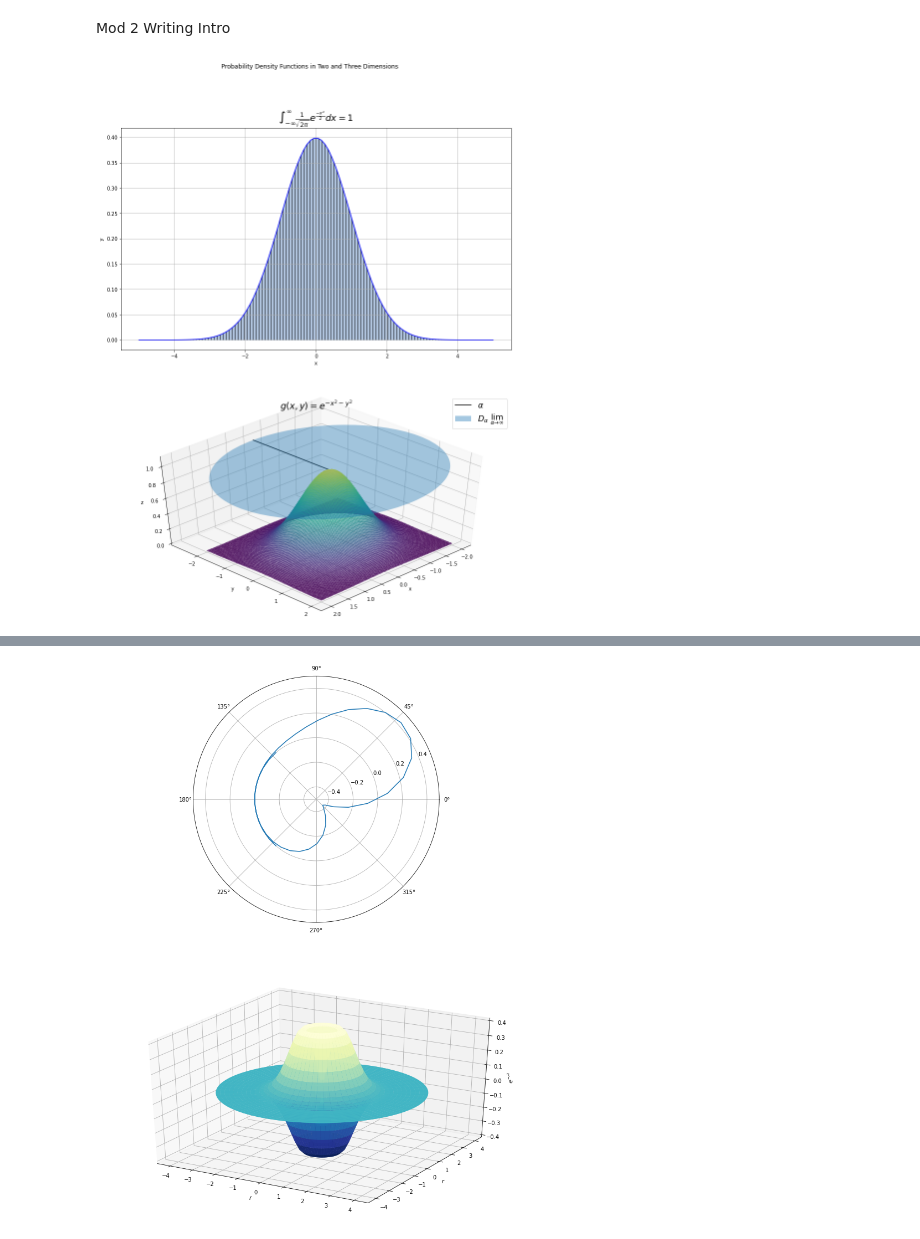
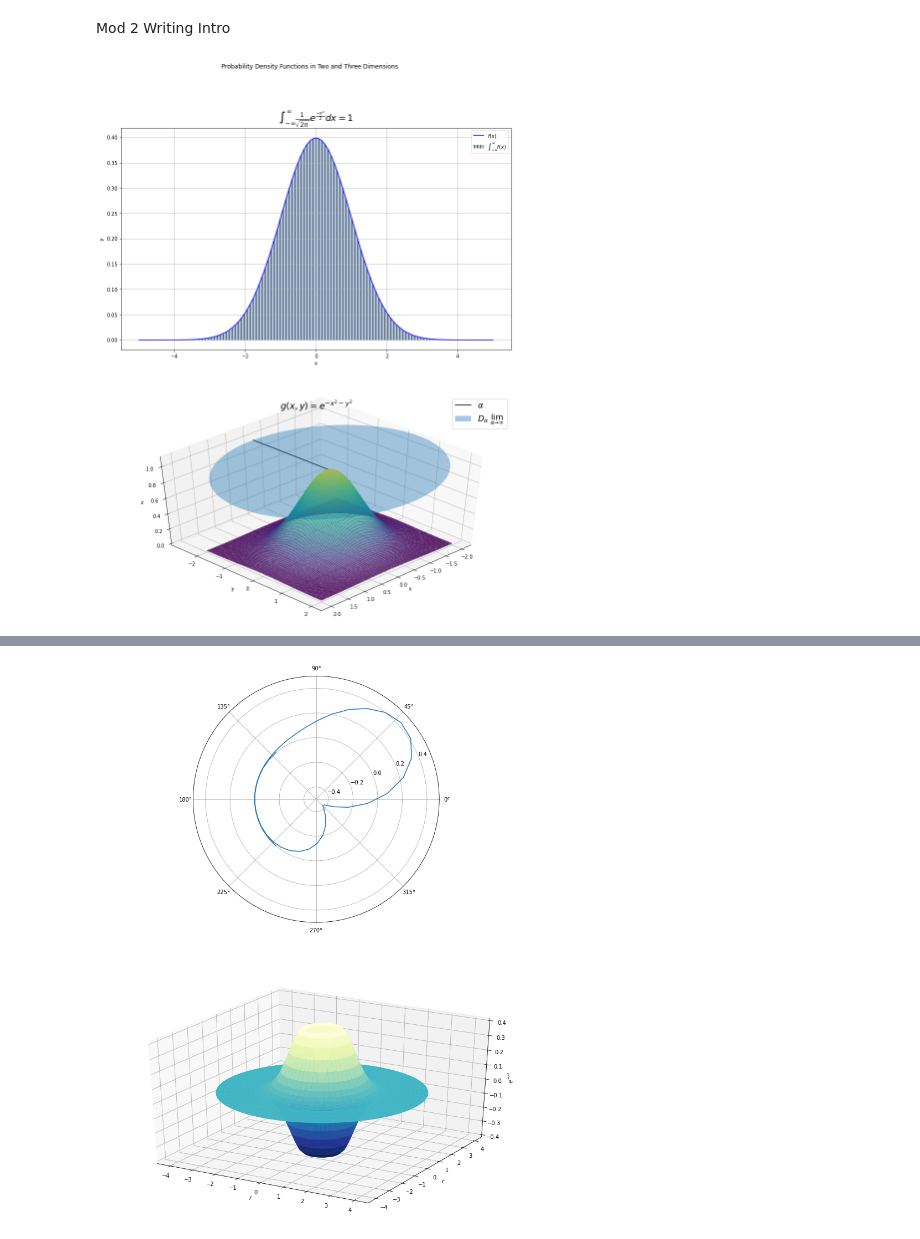
Before and after one commit to awhooshingwind/Math254, a Jupyter notebook: jpierson_wp2_suppl.ipynb, the cells around one changed output, grey strips where cells are left out. Drawn from its saved outputs; the diff is of its cells as text; code cells hidden in the pictures.

```diff
--- a/jpierson_wp2_suppl.ipynb
+++ b/jpierson_wp2_suppl.ipynb
@@ -34,39 +34,42 @@ xmin = -5
 xmax = 5
 n = 100
 
+# Make Data
 t1 = np.linspace(xmin, xmax, n)
-t2 = np.linspace(0.0, 5.0, 100)
 f_vals = f(t1)
 
-ax.plot(t1, f_vals, 'b')
-ax.fill_between(t1,0, f_vals, hatch='||', facecolor='lightsteelblue')
+# 2D Plotting
+ax.plot(t1, f_vals, 'b', label=r'$ f(x) $')
+ax.fill_between(t1,0, f_vals, hatch='||', facecolor='lightsteelblue', label= r'$ \int_{-\infty}^{\infty} f(x) $')
+plt.legend()
 ax.grid(True)
 
-# Second subplot
+# Establish second subplot
 ax = fig.add_subplot(2, 1, 2, projection='3d', azim=45, elev = 45, title=r'$g(x,y) = e^{-x^2-y^2}$', xlabel='x', ylabel='y', zlabel='z')
 ax.title.set_size(18)
 
-
+# Make Data
 X = np.linspace(-2, 2, 100)
 Y = X
 X, Y = np.meshgrid(X, Y)
 Z = g(X,Y)
 
 # overlay circle patch
 a = 2.6
 zmax = 0.9
 ax.plot([0,0], [0, -a], zmax+0.1,'k', label=r'$\alpha$')
 circ = Circle((0, 0), a, alpha=0.4, label=r'$D_\alpha \  \lim_{\alpha \to \infty}$')
 ax.add_patch(circ)
 
+# 3D Plotting
 art3d.pathpatch_2d_to_3d(circ, z=zmax+0.1, zdir='z')
 surf = ax.plot_surface(X, Y, Z, rstride=1, cstride=1, linewidth=0, cmap=cm.viridis, antialiased=False, alpha=0.55)
 ax.set_zlim(0, zmax+0.2)
 plt.legend(loc='best', fontsize=16)
 
 plt.show()
 # %% [output]
-[figure, old version]
+[figure, new version]
 # %% [markdown]
 ### Computation of Improper Integral Probability Density Function
 
```
Also changed, not shown: parts of 3 cells of this notebook.
